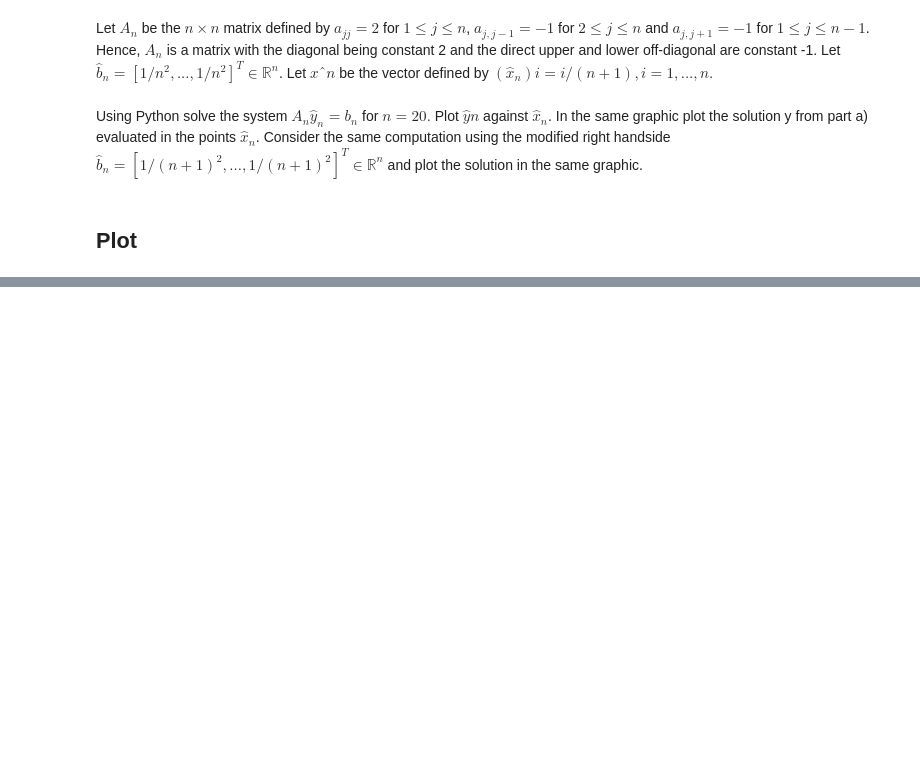
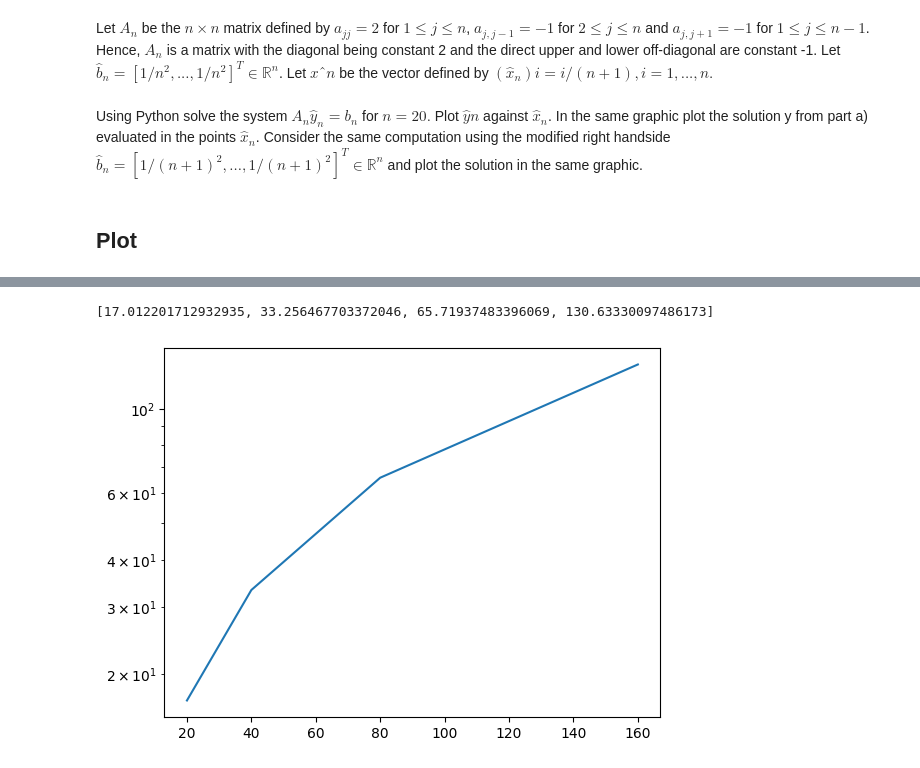
Before and after one commit to JonathanLim1/Computational-Methods, a Jupyter notebook: assignment2.ipynb, the cells around one changed output, grey strips where cells are left out. Drawn from its saved outputs; the diff is of its cells as text; code cells hidden in the pictures; blank space fills up the shorter version.

```diff
--- a/assignment2.ipynb
+++ b/assignment2.ipynb
@@ -35,0 +48,33 @@ plt.show()
+# %%
+set_n = [20,40,80,160]
+
+def solution(n):
+    #making tridiagonal matrix
+    k = [np.ones(n-1),-2*np.ones(n),np.ones(n-1)]
+    offset = [-1,0,1]
+    A = diags(k,offset).toarray()
+
+
+    B_hat = np.array([1/((n+1)**2) for _ in range(n)]).T
+    X_hat = [i/(n+1) for i in range(n)]
+
+    #finding Y
+    Y_hat = np.dot(B_hat,np.linalg.inv(A))
+    y = [-(x**2)+1 for x in X_hat ]
+
+    #finding e_i iterating simultaneously
+    e_ni = [a-b for (a,b) in zip(y,Y_hat)]
+    #2-norm equation
+    E_n = n**(1/2)*LA.norm(e_ni,2)
+    return E_n
+
+set_soln = [solution(n) for n in set_n]
+print(f"Results are : {set_soln}")
+# %% [output]
+[17.012201712932935, 33.256467703372046, 65.71937483396069, 130.63330097486173]
+# %%
+plt.yscale("log")
+plt.plot(set_n,set_soln)
+plt.show()
+# %% [output]
+[figure, added]
```
Also changed, not shown: parts of 5 cells of this notebook.
